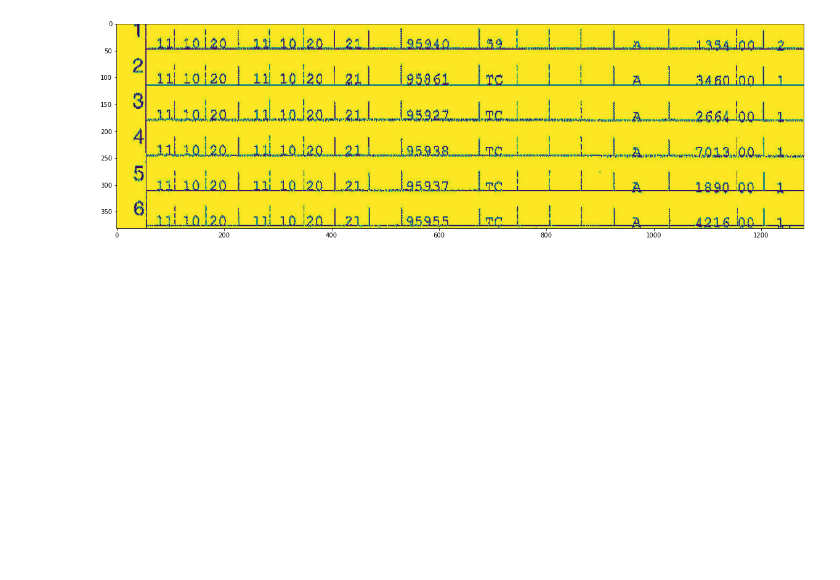
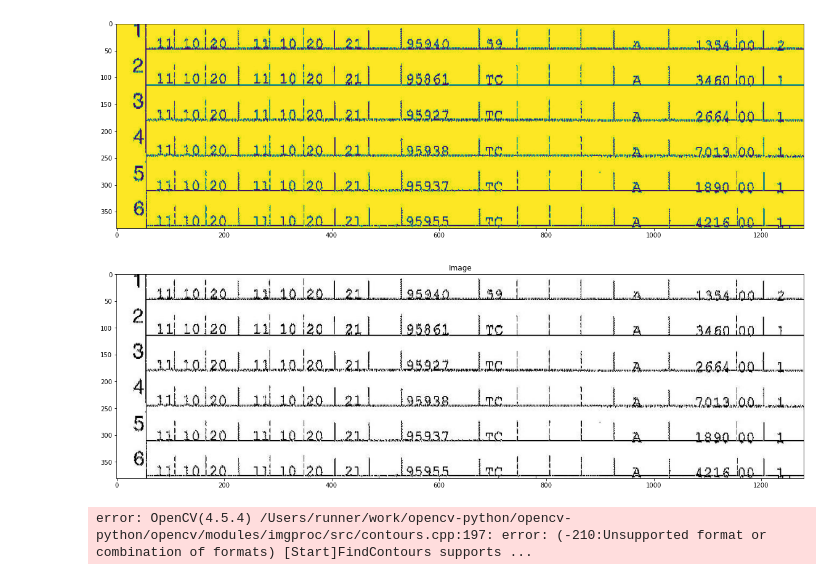
Before and after one commit to VolhaP87/Interview_Sample_Problem, a Jupyter notebook: Untitled.ipynb, the cells around one changed output. Saved outputs shown, nothing was run; the diff lists cells and outputs as text; code cells hidden in the pictures; blank space fills up the shorter version.

```diff
--- a/Untitled.ipynb
+++ b/Untitled.ipynb
@@ -38,3 +38,40 @@ plt.figure(figsize = (20,8))
 plt.imshow(img);
 # %% [output]
 [figure]
+# %%
+from matplotlib import pyplot as plt
+import cv2
+
+im = cv2.imread("./Images/testimage1.jpeg")
+color = cv2.cvtColor(im, cv2.COLOR_BGR2RGB)
+plt.figure(figsize = (20,8))
+plt.imshow(color)
+plt.title('Image')
+plt.show()
+# %% [output]
+[figure, added]
+# %%
+from imutils import contours
+import imutils
+
+thresh = cv2.threshold(color, 0, 255, cv2.THRESH_BINARY)[1]
+
+# apply morphology close
+kernel = cv2.getStructuringElement(cv2.MORPH_RECT, (15, 15))
+close = cv2.morphologyEx(thresh, cv2.MORPH_CLOSE, kernel)
+
+# Get contours
+cnts = cv2.findContours(close, cv2.RETR_EXTERNAL, cv2.CHAIN_APPROX_SIMPLE)
+cnts = cnts[0] if len(cnts) == 2 else cnts[1]
+result = base.copy()
+for c in cnts:
+    area = cv2.contourArea(c)
+    if area > 100:
+        cv2.drawContours(result, [c], -1, (0, 255, 0), 1)
+
+# display it
+
+cv2.imshow("RESULT", result)
+cv2.waitKey(0)
+# %% [output]
+error: OpenCV(4.5.4) /Users/runner/work/opencv-python/opencv-python/opencv/modules/imgproc/src/contours.cpp:197: error: (-210:Unsupported format or combination of formats) [Start]FindContours supports ...
```
Also changed, not shown: parts of 4 cells of this notebook.
